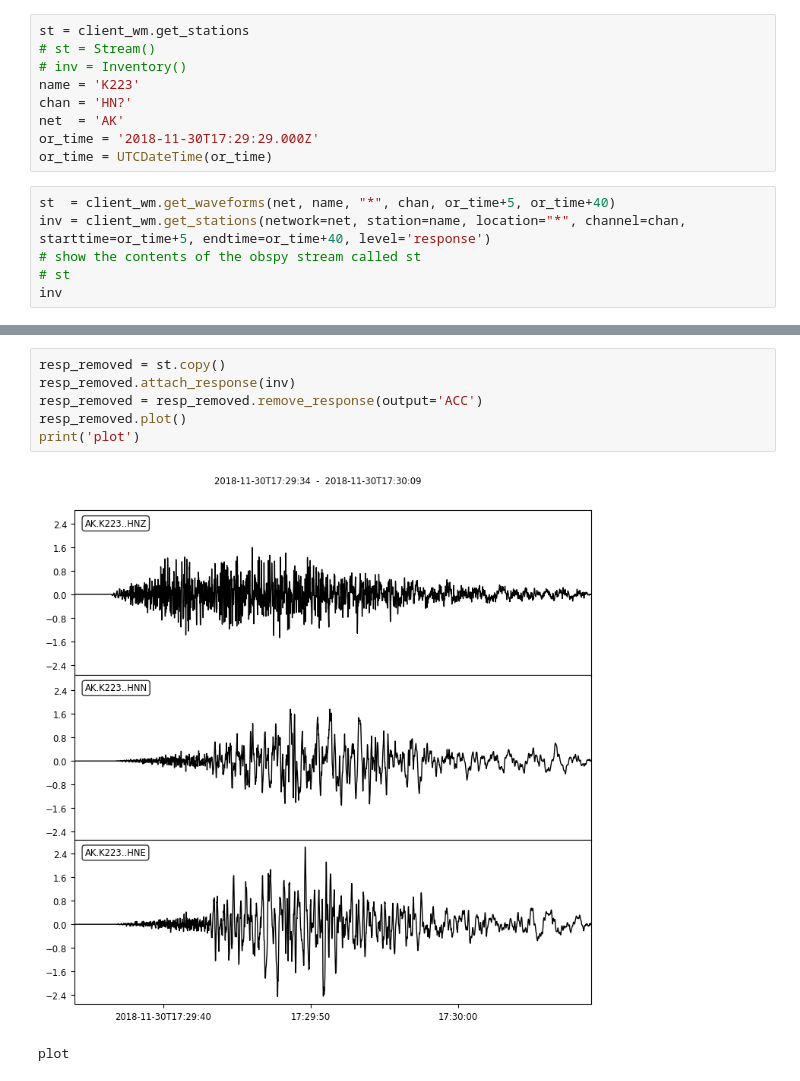
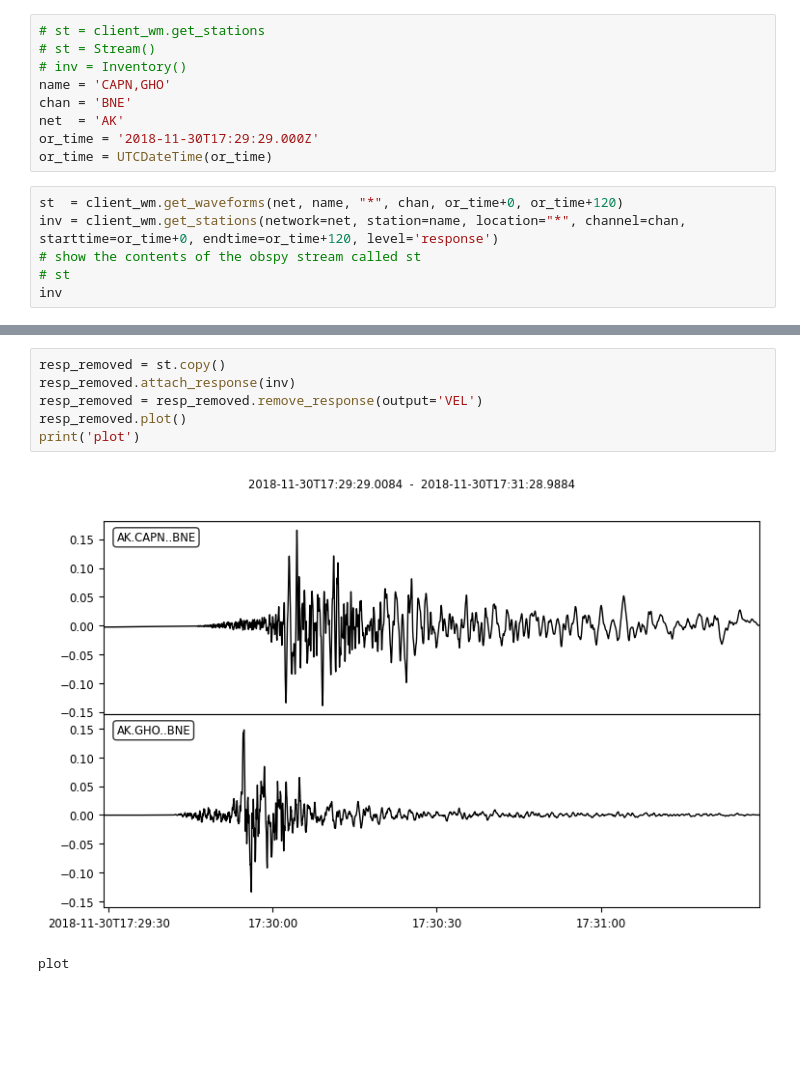
Before and after one commit to alexfozkos/ShakeMapsProcessor, a Jupyter notebook: Waveform Analysis/WaveformCode/cts2acc.ipynb, the cells around one changed output, grey strips where cells are left out. Drawn from its saved outputs; the diff is of its cells as text; blank space fills up the shorter version.

```diff
--- a/Waveform Analysis/WaveformCode/cts2acc.ipynb
+++ b/Waveform Analysis/WaveformCode/cts2acc.ipynb
@@ -12,16 +18,16 @@ from obspy.core.inventory.inventory import Inventory
 client_wm = Client("IRIS")
 # %%
-st = client_wm.get_stations
+# st = client_wm.get_stations
 # st = Stream()
 # inv = Inventory()
-name = 'K223'
-chan = 'HN?'
+name = 'CAPN,GHO'
+chan = 'BNE'
 net  = 'AK'
 or_time = '2018-11-30T17:29:29.000Z'
 or_time = UTCDateTime(or_time)
 # %%
-st  = client_wm.get_waveforms(net, name, "*", chan, or_time+5, or_time+40)
-inv = client_wm.get_stations(network=net, station=name, location="*", channel=chan, starttime=or_time+5, endtime=or_time+40, level='response')
+st  = client_wm.get_waveforms(net, name, "*", chan, or_time+0, or_time+120)
+inv = client_wm.get_stations(network=net, station=name, location="*", channel=chan, starttime=or_time+0, endtime=or_time+120, level='response')
 # show the contents of the obspy stream called st
 # st
 inv
@@ -46,9 +53,9 @@ plot
 # %%
 resp_removed = st.copy()
 resp_removed.attach_response(inv)
-resp_removed = resp_removed.remove_response(output='ACC')
+resp_removed = resp_removed.remove_response(output='VEL')
 resp_removed.plot()
 print('plot')
 # %% [output]
-[figure, old version]
+[figure, new version]
 plot
```
Also changed, not shown: parts of 6 cells of this notebook, 4 other files.
